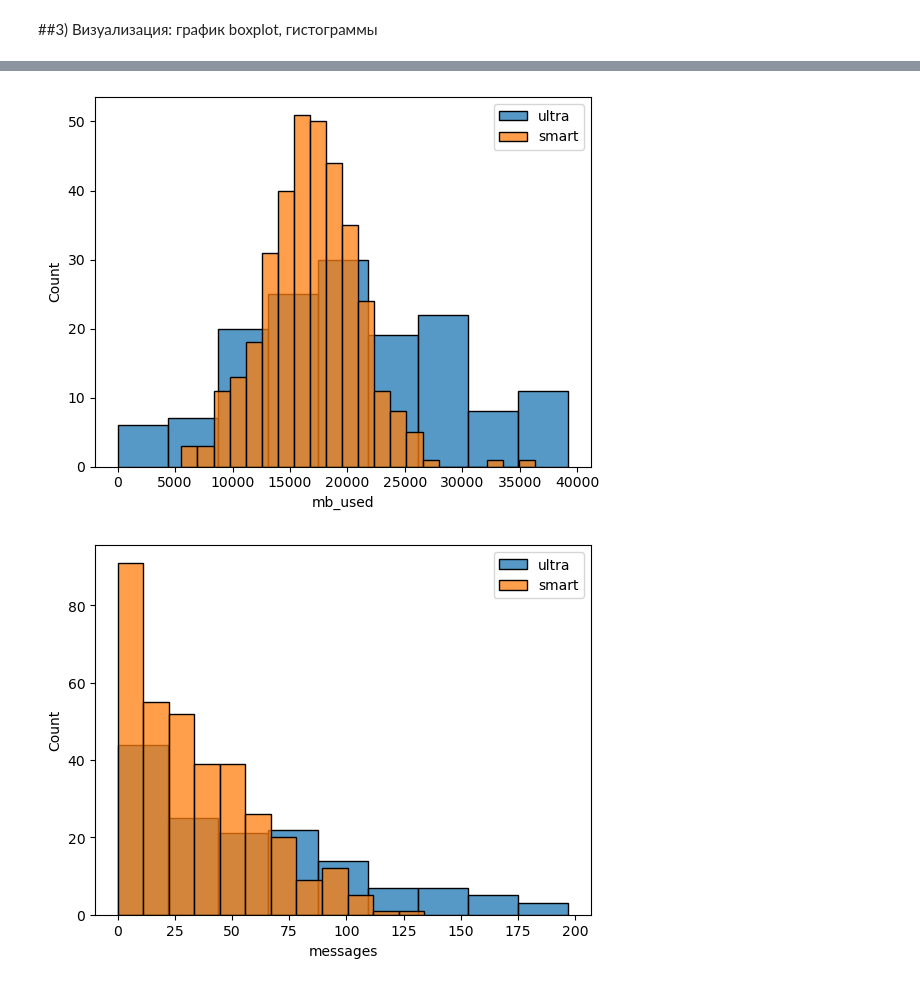
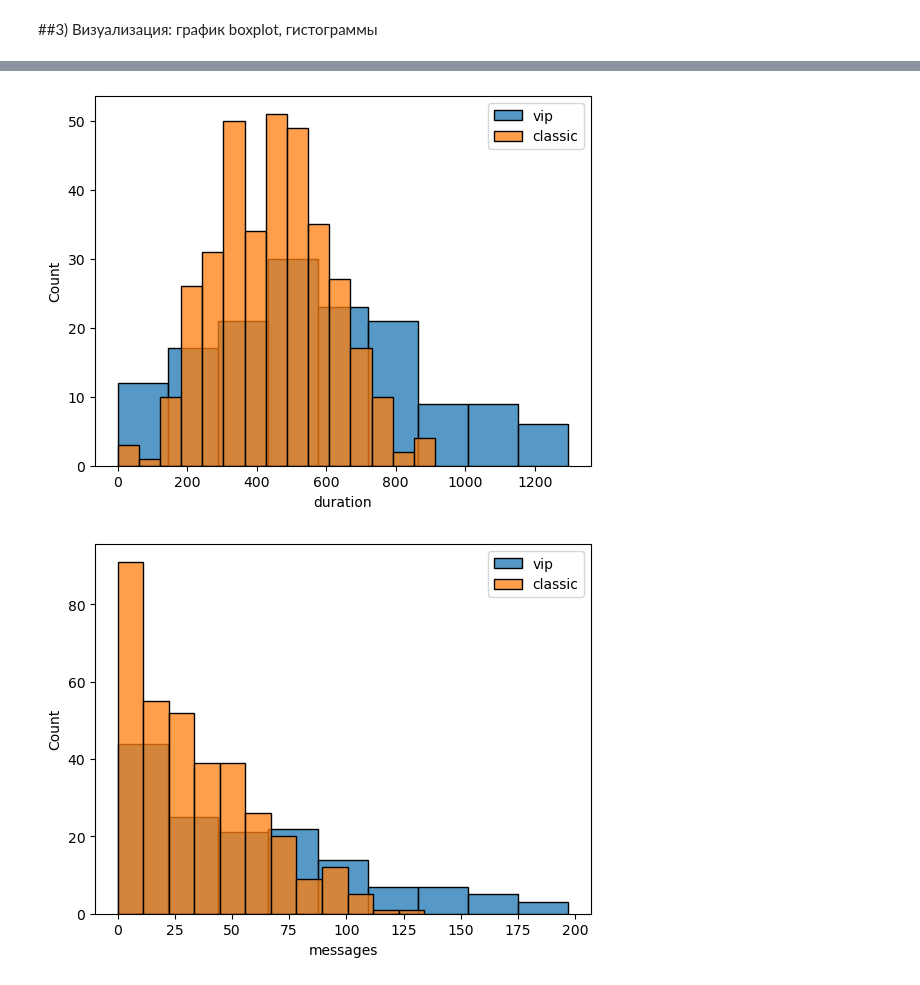
Before and after one commit to AnnArtV/Projects, a Jupyter notebook: Data analysis/Data analysis.ipynb, the cells around one changed output, grey strips where cells are left out. Saved outputs shown, nothing was run; the diff lists cells and outputs as text; code cells hidden in the pictures.

```diff
--- a/Data analysis/Data analysis.ipynb
+++ b/Data analysis/Data analysis.ipynb
@@ -296,7 +296,7 @@ def det_revenue(row):
     duration = row['duration']
     calls = row['calls']
 
-    if tariff == 'smart':
+    if tariff == 'classic':
         over_duration = duration - tariffs.loc[0, 'minutes_included']#продолжительность минут сверх тарифа
         over_mb = mb_used - tariffs.loc[0, 'mb_per_month_included']#объем трафика сверх тарифа
         over_messages = messages - tariffs.loc[0, 'messages_included']#количество сообщений сверх тарифа
@@ -398,7 +400,7 @@ _На основании графика и таблицы израсходова
 # %%
 # Построение гистограммы распределения средней продолжительности звонков для пользователей каждого тарифа в месяц
 
-for tariff in ['ultra', 'smart']:
+for tariff in ['vip', 'classic']:
     sns.histplot(medians.query('tariff == @tariff')['duration'], kde=False, label=tariff)
-_ = plt.legend(['ultra', 'smart'])
+_ = plt.legend(['vip, 'classic'])
 # %% [output]
@@ -406,17 +408,17 @@ _ = plt.legend(['ultra', 'smart'])
 # %%
 # Построение гистограммы распределения среднего объёма интернет-трафика для пользователей каждого тарифа в месяц
 
-for tariff in ['ultra', 'smart']:
-    sns.histplot(medians.query('tariff == @tariff')['mb_used'], kde=False)
-_ = plt.legend(['ultra', 'smart'])
+for tariff in ['vip', 'classic']:
+    sns.histplot(medians.query('tariff == @tariff')['duration'], kde=False, label=tariff)
+_ = plt.legend(['vip', 'classic'])
 # %% [output]
-[figure, old version]
+[figure, new version]
 # %%
 # Построение гистограммы распределения среднего количества сообщений для пользователей каждого тарифа в месяц
-for tariff in ['ultra', 'smart']:
+for tariff in ['vip', 'classic']:
     sns.histplot(medians.query('tariff == @tariff')['messages'], kde=False, label=tariff)
-_ = plt.legend(['ultra', 'smart'])
+_ = plt.legend(['vip', 'classic'])
 # %% [output]
-[figure, old version]
+[figure, new version]
 # %%
 # Построение гистограммы распределения средней выручки от пользователей каждого тарифа в месяц
```
Also changed, not shown: parts of 17 cells of this notebook, 7 other files.
